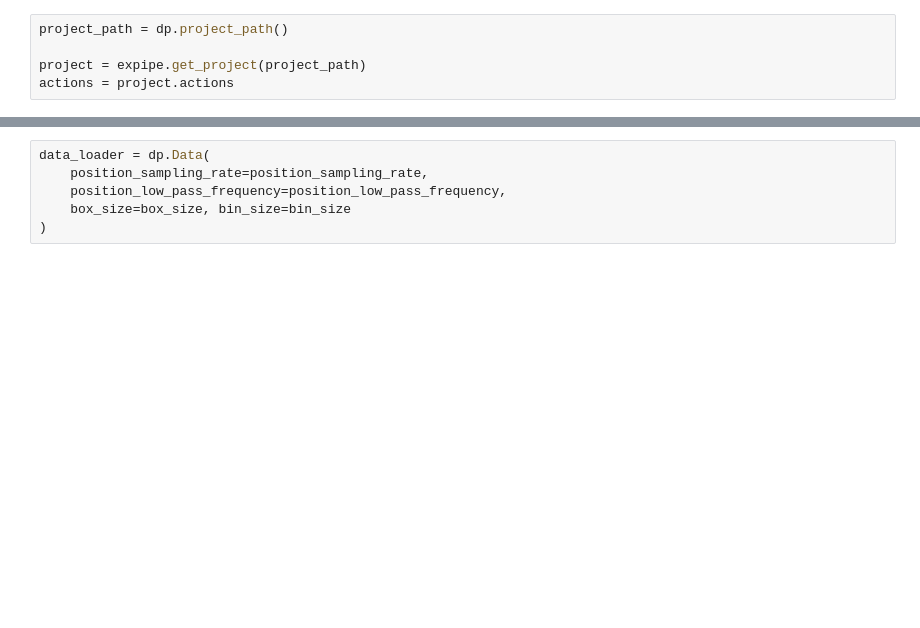
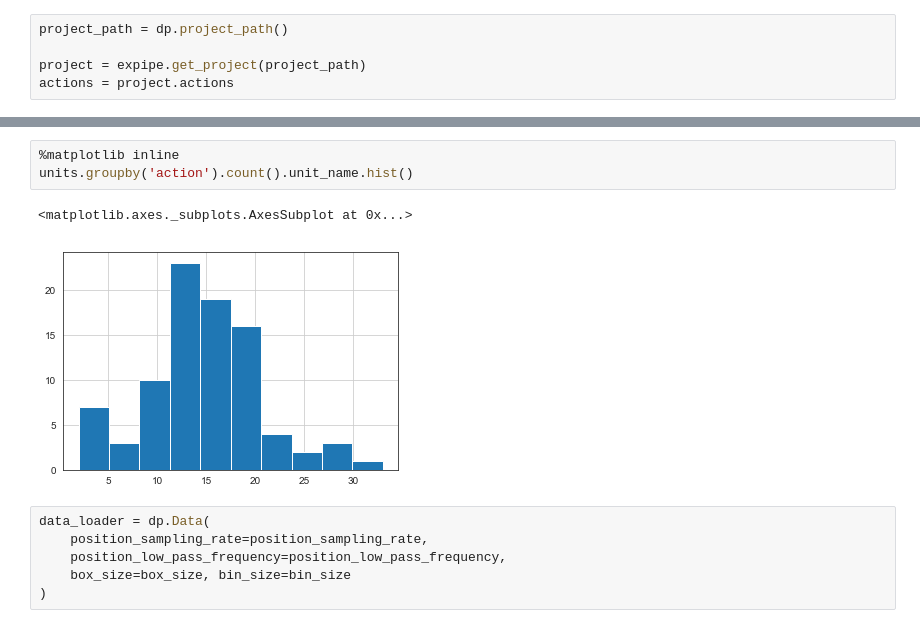
Before and after one commit to CINPLA/septum-mec, a Jupyter notebook: notebooks/10_calculate_spatial_statistics.ipynb, the cells around one changed output, grey strips where cells are left out. Cells and saved outputs as stored; diff of their text form; blank space fills up the shorter version.

```diff
--- a/notebooks/10_calculate_spatial_statistics.ipynb
+++ b/notebooks/10_calculate_spatial_statistics.ipynb
@@ -58,3 +59,9 @@ units.head()
+# %%
+%matplotlib inline
+units.groupby('action').count().unit_name.hist()
+# %% [output]
+<matplotlib.axes._subplots.AxesSubplot at 0x...>
+[figure, added]
 # %%
 data_loader = dp.Data(
     position_sampling_rate=position_sampling_rate,
```
Also changed, not shown: parts of 7 cells of this notebook, 6 other files.
